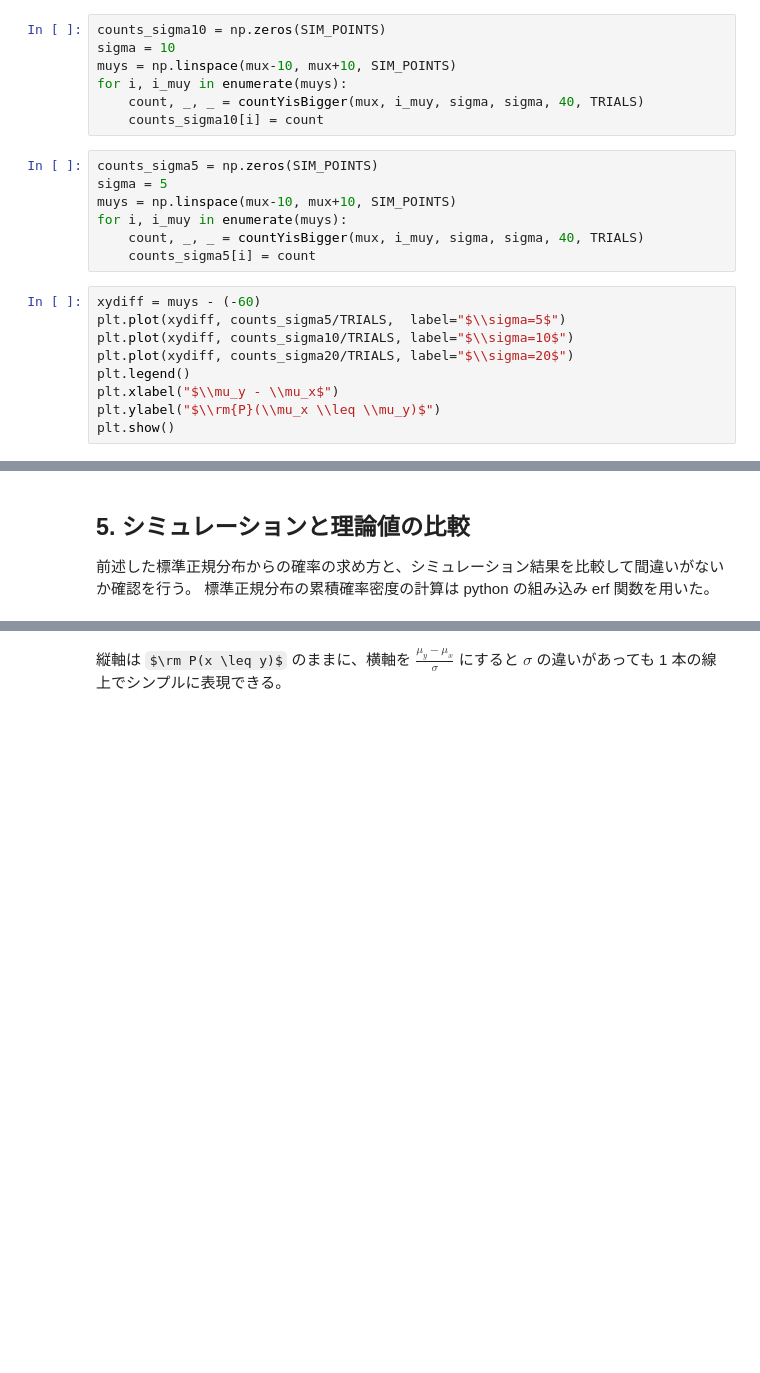
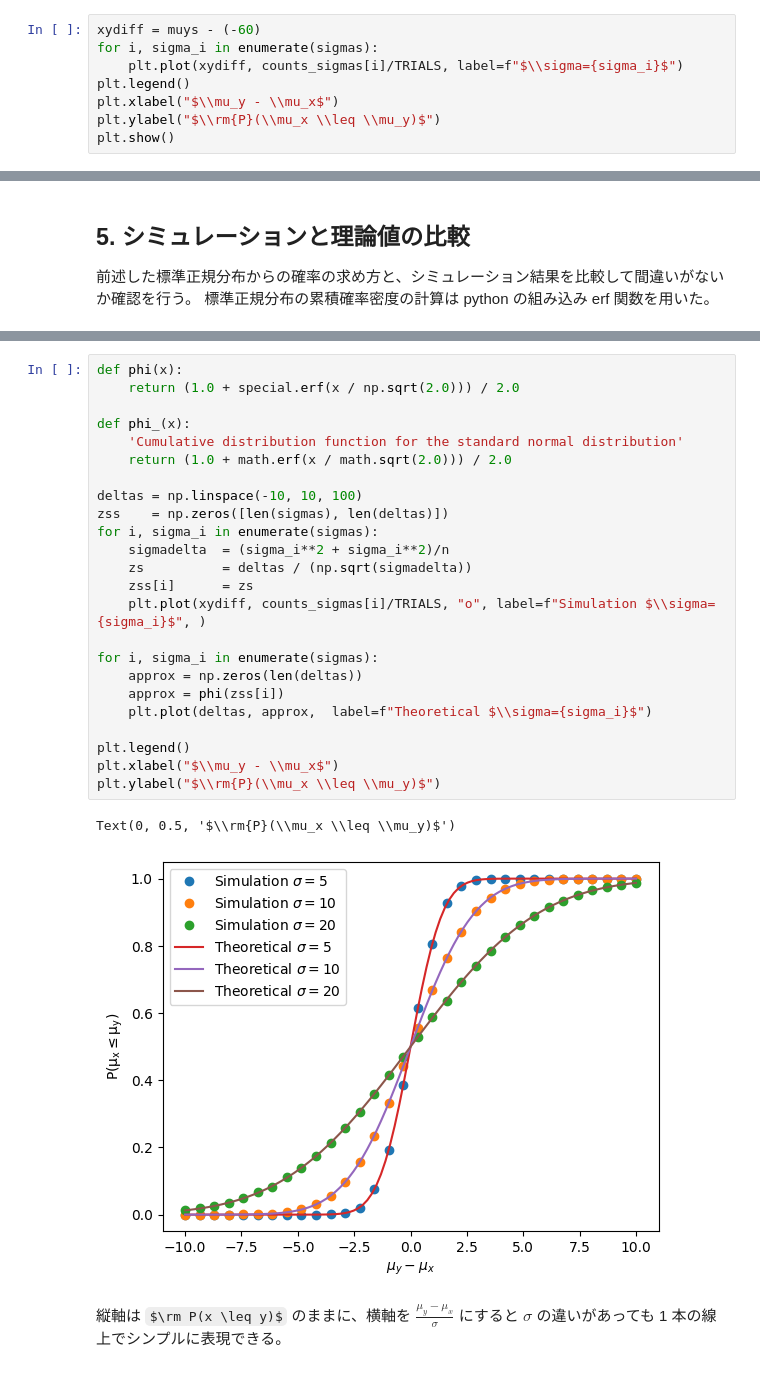
Before and after one commit to hamling-ling/StocasticSignals, a Jupyter notebook: src/two_distros.ipynb, the cells around one changed output, grey strips where cells are left out. Saved outputs shown, nothing was run; the diff lists cells and outputs as text; some formulas as TeX source; blank space fills up the shorter version.

```diff
--- a/src/two_distros.ipynb
+++ b/src/two_distros.ipynb
@@ -116,22 +139,7 @@ for i, i_muy in enumerate(muys):
-# %%
-counts_sigma10 = np.zeros(SIM_POINTS)
-sigma = 10
-muys = np.linspace(mux-10, mux+10, SIM_POINTS)
-for i, i_muy in enumerate(muys):
-    count, _, _ = countYisBigger(mux, i_muy, sigma, sigma, 40, TRIALS)
-    counts_sigma10[i] = count
-# %%
-counts_sigma5 = np.zeros(SIM_POINTS)
-sigma = 5
-muys = np.linspace(mux-10, mux+10, SIM_POINTS)
-for i, i_muy in enumerate(muys):
-    count, _, _ = countYisBigger(mux, i_muy, sigma, sigma, 40, TRIALS)
-    counts_sigma5[i] = count
 # %%
 xydiff = muys - (-60)
-plt.plot(xydiff, counts_sigma5/TRIALS,  label="$\\sigma=5$")
-plt.plot(xydiff, counts_sigma10/TRIALS, label="$\\sigma=10$")
-plt.plot(xydiff, counts_sigma20/TRIALS, label="$\\sigma=20$")
+for i, sigma_i in enumerate(sigmas):
+    plt.plot(xydiff, counts_sigmas[i]/TRIALS, label=f"$\\sigma={sigma_i}$")
 plt.legend()
 plt.xlabel("$\\mu_y - \\mu_x$")
 plt.ylabel("$\\rm{P}(\\mu_x \\leq \\mu_y)$")
@@ -280,3 +277,30 @@ Text(0, 0.5, '$\\rm{P}(\\mu_x \\leq \\mu_y)$')
+# %%
+def phi(x):
+    return (1.0 + special.erf(x / np.sqrt(2.0))) / 2.0
+
+def phi_(x):
+    'Cumulative distribution function for the standard normal distribution'
+    return (1.0 + math.erf(x / math.sqrt(2.0))) / 2.0
+
+deltas = np.linspace(-10, 10, 100)
+zss    = np.zeros([len(sigmas), len(deltas)])
+for i, sigma_i in enumerate(sigmas):
+    sigmadelta  = (sigma_i**2 + sigma_i**2)/n
+    zs          = deltas / (np.sqrt(sigmadelta))
+    zss[i]      = zs
+    plt.plot(xydiff, counts_sigmas[i]/TRIALS, "o", label=f"Simulation $\\sigma={sigma_i}$", )
+
+for i, sigma_i in enumerate(sigmas):
+    approx = np.zeros(len(deltas))
+    approx = phi(zss[i])
+    plt.plot(deltas, approx,  label=f"Theoretical $\\sigma={sigma_i}$")
+
+plt.legend()
+plt.xlabel("$\\mu_y - \\mu_x$")
+plt.ylabel("$\\rm{P}(\\mu_x \\leq \\mu_y)$")
+# %% [output]
+Text(0, 0.5, '$\\rm{P}(\\mu_x \\leq \\mu_y)$')
+[figure, added]
 # %% [markdown]
 縦軸は $\rm P(x \leq y)$ のままに、横軸を $\frac{\mu_y - \mu_x}{\sigma}$ にすると $\sigma$ の違いがあっても 1 本の線上でシンプルに表現できる。
 # %%
```
Also changed, not shown: parts of 35 cells of this notebook.
